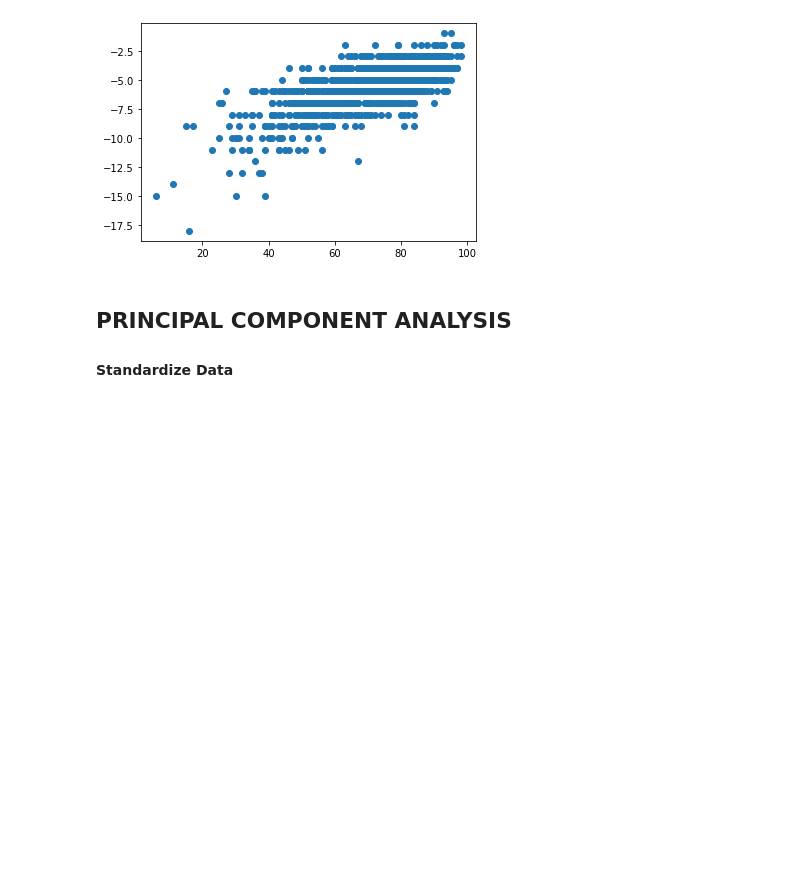
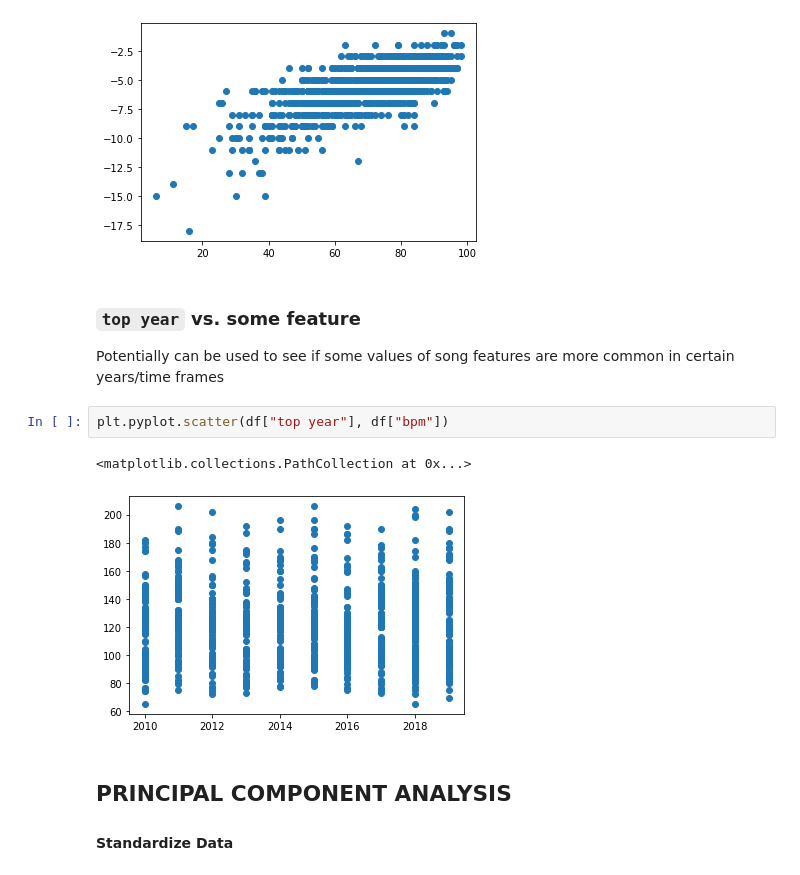
Before and after one commit to ojyoon23/STA141C, a Jupyter notebook: fin-proj-PCA.ipynb, the cells around one changed output. Saved outputs shown, nothing was run; the diff lists cells and outputs as text; blank space fills up the shorter version.

Commit message:
Add code for top genre and scatterplot on year and feature

```diff
--- a/fin-proj-PCA.ipynb
+++ b/fin-proj-PCA.ipynb
@@ -86,6 +82,15 @@ plt.pyplot.scatter(df["nrgy"], df["dB"])
 # %% [output]
 <matplotlib.collections.PathCollection at 0x...>
 [figure]
+# %% [markdown]
+### `top year` vs. some feature
+
+Potentially can be used to see if some values of song features are more common in certain years/time frames
+# %%
+plt.pyplot.scatter(df["top year"], df["bpm"])
+# %% [output]
+<matplotlib.collections.PathCollection at 0x...>
+[figure, added]
 # %% [markdown]
 ## PRINCIPAL COMPONENT ANALYSIS
 
```
Also changed, not shown: parts of 10 cells of this notebook.
